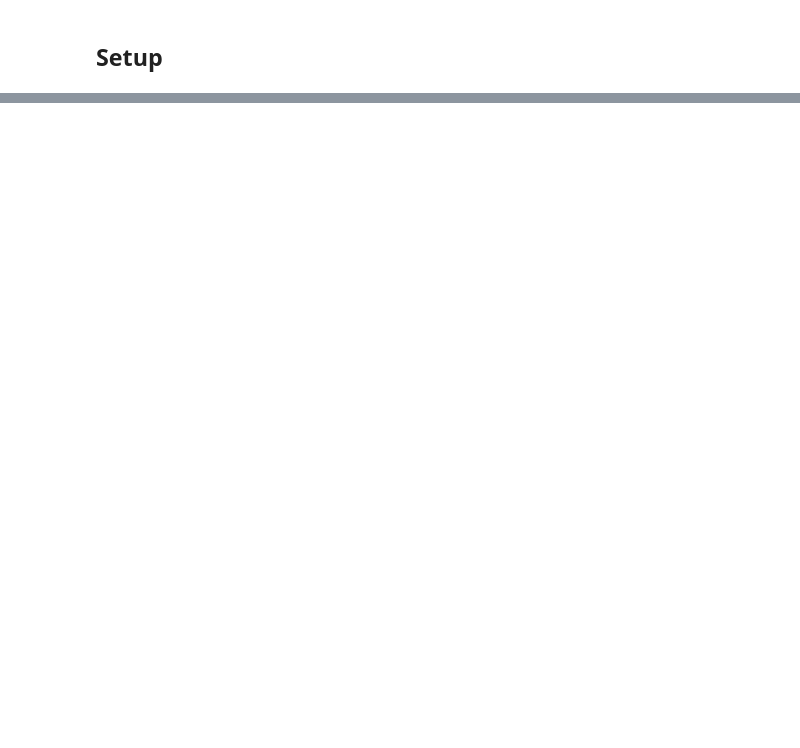
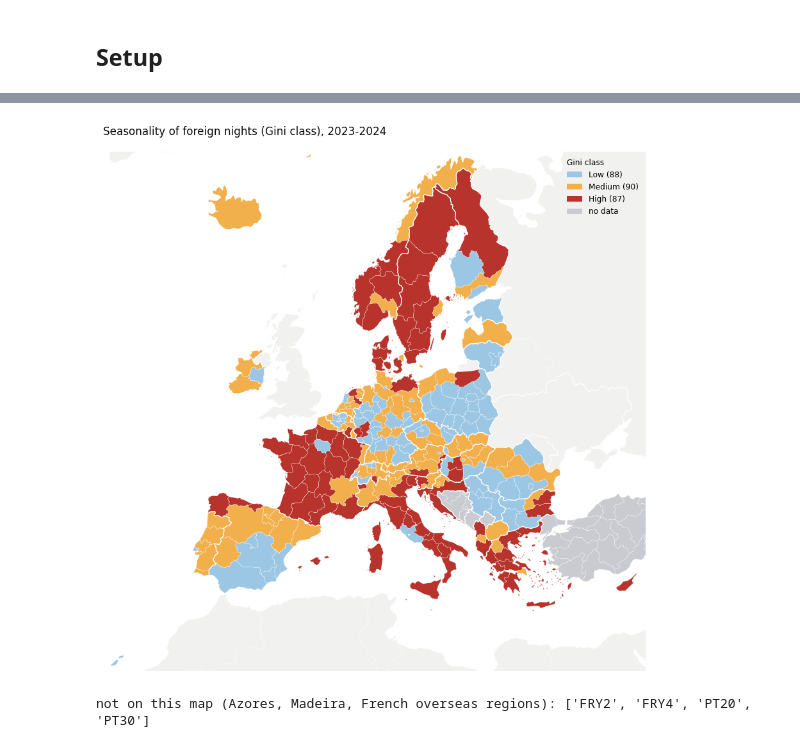
Before and after one commit to lomska/AI-Assisted-Dataviz, a Jupyter notebook: EUForeignTourismRhythms/Stage 3 Analysis.ipynb, the cells around one changed output, grey strips where cells are left out. Drawn from its saved outputs; the diff is of its cells as text; code cells hidden in the pictures; blank space fills up the shorter version.

```diff
--- a/EUForeignTourismRhythms/Stage 3 Analysis.ipynb
+++ b/EUForeignTourismRhythms/Stage 3 Analysis.ipynb
@@ -1074,0 +690,26 @@ Gini of foreign nights, NUTS 2 regions 2025 (254 regions); coefficient ± cluste
+# %%
+m = NPD[NPD.index.get_level_values("NUTSCode").map(REG["NUTSLevel"]) ==
+        0].groupby(level=["ResidenceCountry", "Year"]).sum()
+m = (12 * m.div(m.sum(axis=1), axis=0)).groupby(
+    level="ResidenceCountry").mean()  # seasonal factors
+display(m.round(2))
+fig, ax = plt.subplots(figsize=(9, 4.3), dpi=110)
+for r in ["Domestic", "Foreign"]:
+    ax.plot(range(12),
+            m.loc[r].values,
+            color=COLOR[r],
+            lw=2,
+            marker="o",
+            ms=5,
+            label=f"{r} guests")
+ax.axhline(1, color=MUTED, lw=1, ls="--")
+ax.set_xticks(range(12), SHORT)
+style(ax, "34 countries: seasonal factor by month, 2023-2024",
+      "× an average day")
+ax.legend(frameon=False, loc="upper left")
+plt.tight_layout()
+plt.show()
+jja = lambda r: 100 * m.loc[r, ["June", "July", "August"]].sum() / 12
+print(
+    f"June-August share of the year's daily nights: foreign {jja('Foreign'):.0f}%, domestic {jja('Domestic'):.0f}% (an even year: 25%)"
+)
@@ -1074,0 +885,16 @@ Gini of foreign nights, NUTS 2 regions 2025 (254 regions); coefficient ± cluste
+# %%
+AMP = ["Low", "Medium", "High"]
+ACOLOR = {"Low": "#9cc7e4", "Medium": "#f2b04d", "High": "#b7332b"}
+ix["AmplitudeClass"] = pd.cut(ix["Gini"], [0, 0.17, 0.33, 1.01],
+                              right=False,
+                              labels=AMP)
+fo, do, to = sel("Foreign"), sel("Domestic"), sel("Total")
+region_map({k: ACOLOR[v]
+            for k, v in fo["AmplitudeClass"].items()},
+           [(f"{a} ({(fo['AmplitudeClass'] == a).sum()})", ACOLOR[a])
+            for a in AMP],
+           "Seasonality of foreign nights (Gini class), 2023-2024",
+           "Gini class")
+# %% [output]
+[figure, added]
+not on this map (Azores, Madeira, French overseas regions): ['FRY2', 'FRY4', 'PT20', 'PT30']
```
Also changed, not shown: parts of 99 cells of this notebook, 20 other files.
